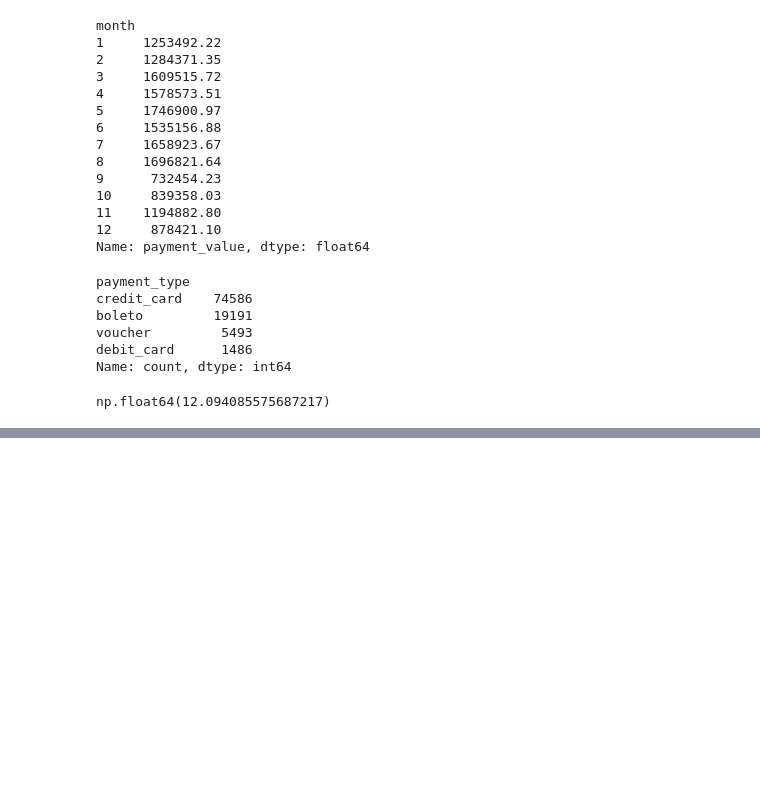
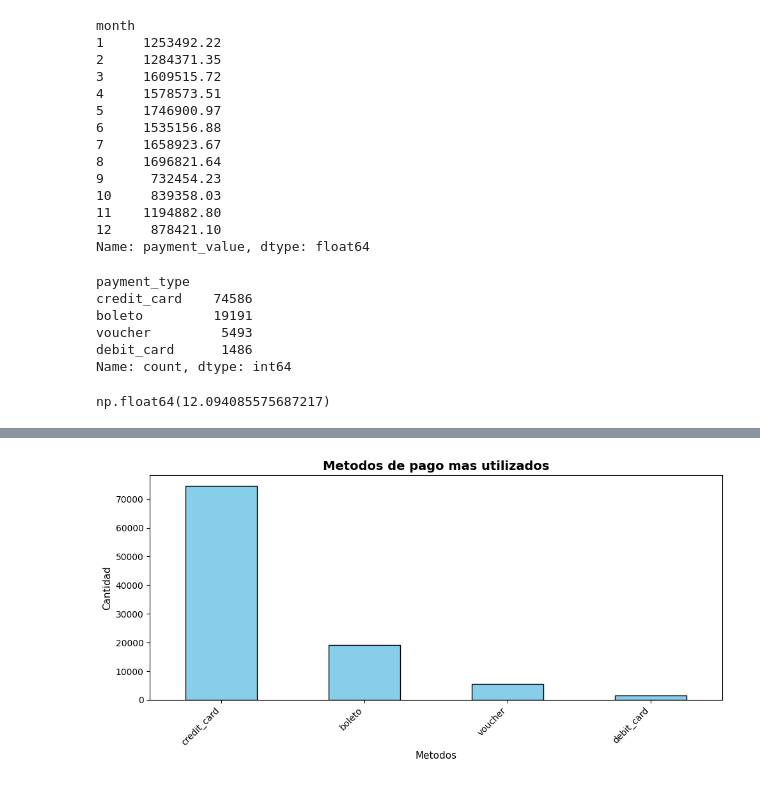
Before and after one commit to LucianoDeMarco/AnalisisDeVentasMultitablas, a Jupyter notebook: analisis-Ecommerce.ipynb, the cells around one changed output, grey strips where cells are left out. Drawn from its saved outputs; the diff is of its cells as text; code cells hidden in the pictures; blank space fills up the shorter version.

```diff
--- a/analisis-Ecommerce.ipynb
+++ b/analisis-Ecommerce.ipynb
@@ -596,0 +644,27 @@ plt.show()
+# %%
+metodos_pago = df_entregados["payment_type"].value_counts()
+metodos_pago = (
+    df_entregados
+    .groupby("payment_type")
+    .size()
+    .sort_values(ascending=False)
+)
+metodos_pago.plot(
+    kind="bar",
+    figsize=(10,5),
+    color="skyblue",
+    edgecolor="black"
+)
+plt.title("Metodos de pago mas utilizados", fontsize=14, fontweight='bold')
+plt.xlabel("Metodos", fontsize=11)
+plt.ylabel("Cantidad", fontsize=11)
+
+plt.xticks(rotation=45, ha="right")
+
+plt.tight_layout()
+
+plt.savefig("images/metodos_de_pago_mas_utilizados.png")
+
+plt.show()
+# %% [output]
+[figure, added]
```
Also changed, not shown: parts of 6 cells of this notebook, 6 other files.
